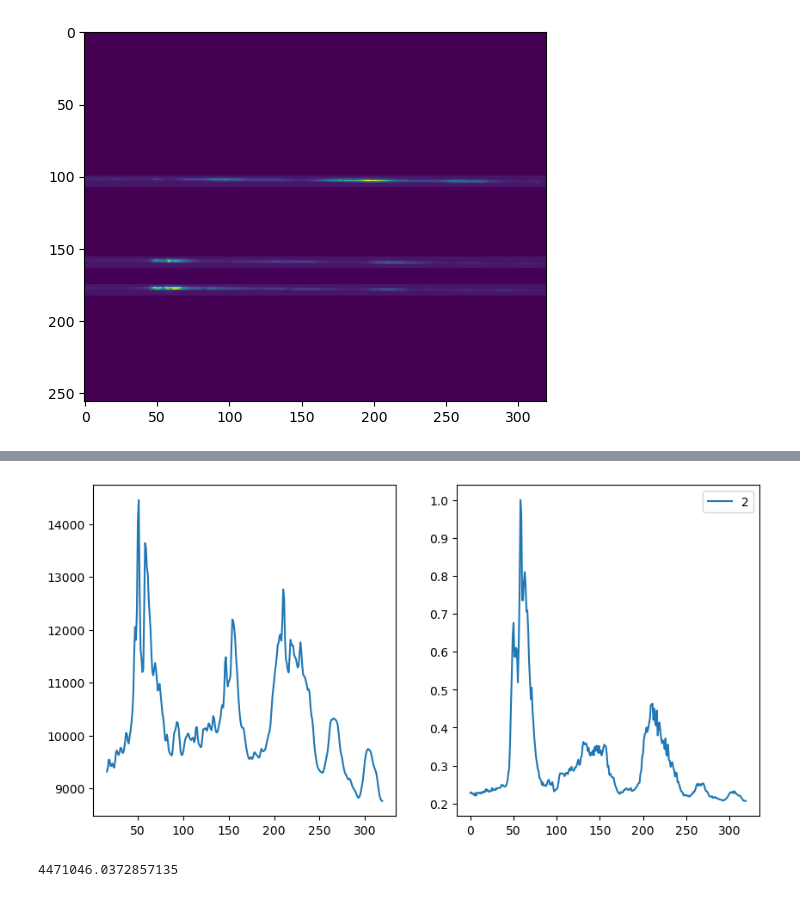
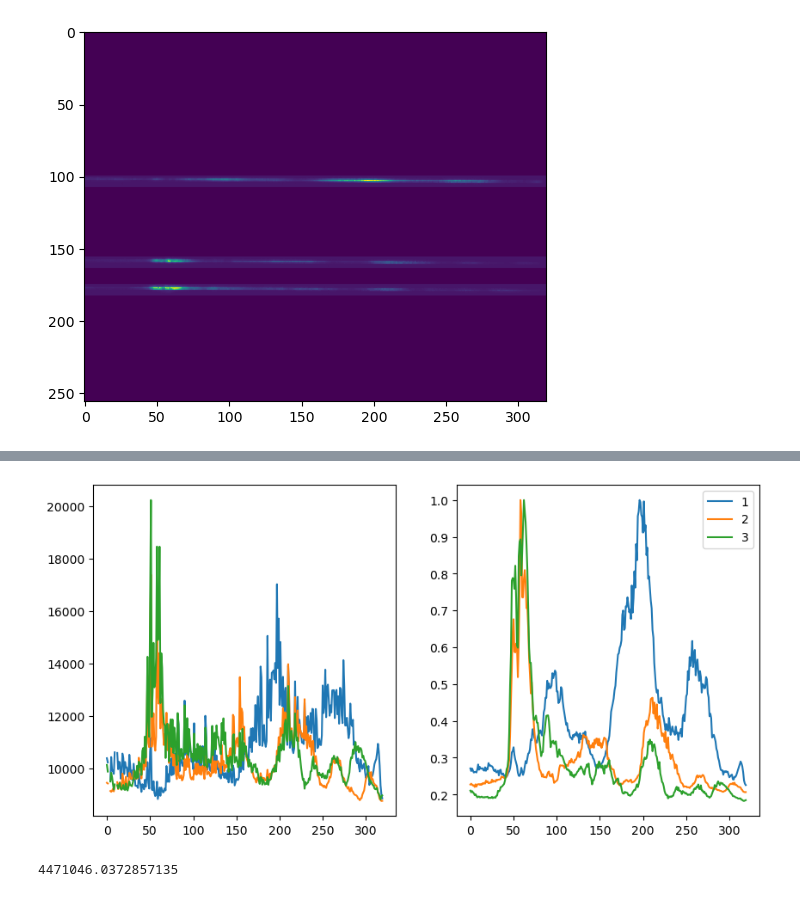
Before and after one commit to mwanakijiji/photonics_spectroscopy, a Jupyter notebook: notebooks_for_development/multi_profile_deconvolution.ipynb, the cells around one changed output, grey strips where cells are left out. Drawn from its saved outputs; the diff is of its cells as text; code cells hidden in the pictures.

```diff
--- a/notebooks_for_development/multi_profile_deconvolution.ipynb
+++ b/notebooks_for_development/multi_profile_deconvolution.ipynb
@@ -44,3 +44,19 @@ test_data_123[0:y_center_1-4,:] = 0
 test_data_123[y_center_1+4:y_center_2-4,:] = 0
 test_data_123[y_center_2+4:y_center_3-4,:] = 0
 test_data_123[y_center_3+4:,:] = 0
+# %%
+# function to move spectra close together
+
+def sim_close(y_first,y_second):
+    '''
+    y_first: y-value of first spectrum
+    y_second: y-value of second spectrum
+    angle_second: angle of second spec
+    '''
+
+    test_array = np.zeros(np.shape(test_data))
+
+    test_array[y_first-4:y_first+4,:] += test_data_123[y_center_1-4:y_center_1+4,:]
+    test_array[y_second-4:y_second+4,:] += test_data_123[y_center_2-4:y_center_2+4,:]
+
+    return test_array
@@ -292,34 +335,34 @@ test_smooth3 = gaussian_filter1d(eta['3'],1)
 # %%
 fig, axs = plt.subplots(1, 2, figsize=(10,5))
-#axs[0].plot(eta['1'], label='1')
-#axs[0].plot(eta['2'], label='2')
-#axs[0].plot(eta['3'], label='3')
+axs[0].plot(eta['1'], label='1')
+axs[0].plot(eta['2'], label='2')
+axs[0].plot(eta['3'], label='3')
 #axs[0].plot(test_smooth1)
-axs[0].plot(test_smooth2)
+#axs[0].plot(test_smooth2)
 #axs[0].plot(test_smooth3)
 
 
 profile_plot_this1 = np.sum(simple_profile_1*test_data_1,axis=0)
 profile_plot_this2 = np.sum(simple_profile_2*test_data_12,axis=0)
 profile_plot_this3 = np.sum(simple_profile_3*test_data_123,axis=0)
-#axs[1].plot(np.divide(profile_plot_this1,np.max(profile_plot_this1)), label='1')
+axs[1].plot(np.divide(profile_plot_this1,np.max(profile_plot_this1)), label='1')
 axs[1].plot(np.divide(profile_plot_this2,np.max(profile_plot_this2)), label='2')
-#axs[1].plot(np.divide(profile_plot_this3,np.max(profile_plot_this3)), label='3')
+axs[1].plot(np.divide(profile_plot_this3,np.max(profile_plot_this3)), label='3')
 
 #axs[1].plot(np.sum(test_data_12,axis=0), label='2')
 #axs[1].plot(np.sum(test_data_123,axis=0), label='3')
 
 #profile_plot_this2 = np.sum(test_data_1[99:99+t,:],axis=0)
 #axs[1].plot(np.divide(profile_plot_this2,np.max(profile_plot_this2))+0.1, label='1')
 '''
 axs[1].plot(np.sum(test_data_12[155:155+t,:],axis=0), label='2')
 axs[1].plot(np.sum(test_data_123[175:175+t,:],axis=0), label='3')
 '''
 #plt.plot(eta_all_cols, label='1 spec only')
 plt.legend()
 plt.savefig('junk.png')
 # %% [output]
-[figure, old version]
+[figure, new version]
 # %%
 profile_plot_this2
 # %% [output]
```
Also changed, not shown: parts of 10 cells of this notebook.
